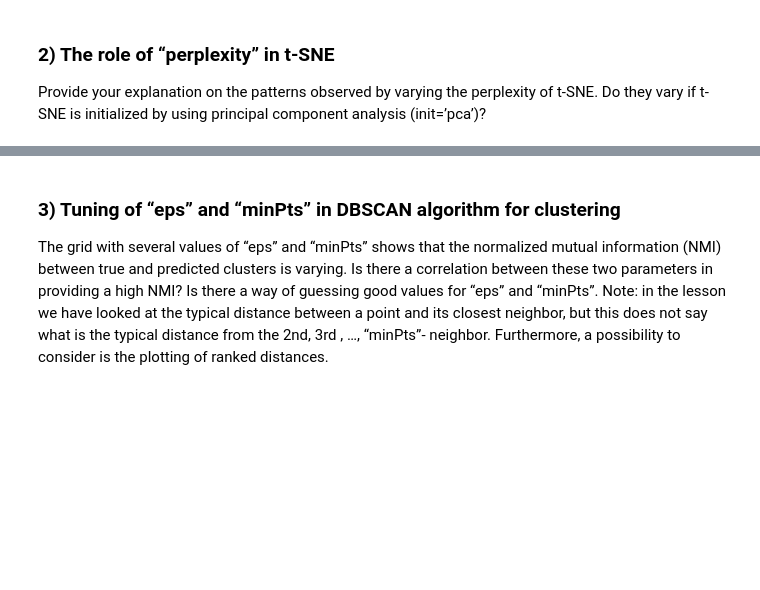
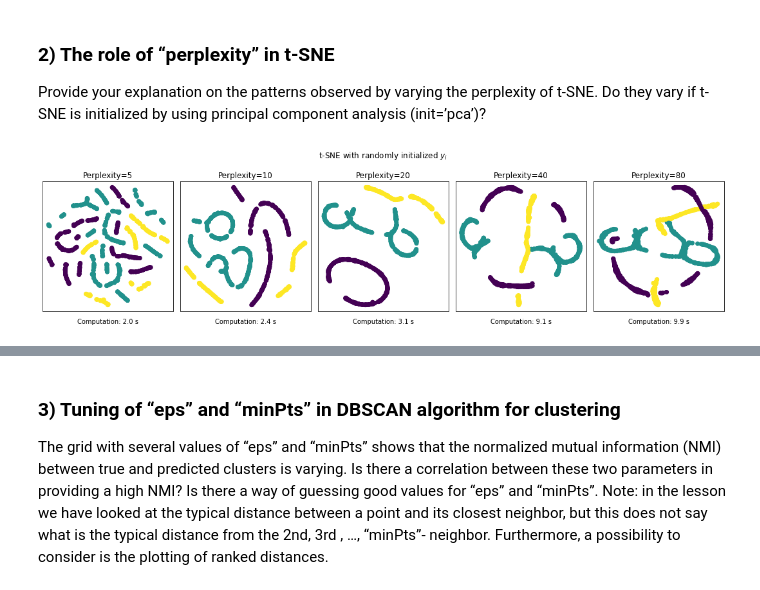
Before and after one commit to emersonvero/LoCP2, a Jupyter notebook: 05_clustering/2219_assignment_05.ipynb, the cells around one changed output, grey strips where cells are left out. Cells and saved outputs as stored; diff of their text form; code cells hidden in the pictures; blank space fills up the shorter version.

```diff
--- a/05_clustering/2219_assignment_05.ipynb
+++ b/05_clustering/2219_assignment_05.ipynb
@@ -79,3 +81,31 @@ Even when augmentating the dataset with 3 additional dimensions composed of gaus
 
 Provide your explanation on the patterns observed by varying the perplexity of t-SNE.
 Do they vary if t-SNE is initialized by using principal component analysis (init=’pca’)?
+# %%
+n_components = 2
+perplexities = [5, 10, 20, 40, 80]
+
+(fig, subplots) = plt.subplots(1,len(perplexities) , figsize=(3*len(perplexities), 4))
+fig.suptitle("t-SNE with randomly initialized $y_i$")
+X_all = [None]
+for i, perplexity in enumerate(perplexities):
+    ax = subplots[i]
+
+    t0 = time()
+    tsne = manifold.TSNE(n_components=n_components, init='random',
+                         random_state=0, perplexity=perplexity)
+    Y = tsne.fit_transform(x)
+    t1 = time()
+    ax.set_title("Perplexity=%d" % perplexity)
+    ax.scatter(Y[:, 0], Y[:, 1], c=y,cmap='viridis')
+    ax.tick_params(left=False,bottom=False)
+    ax.set_xlabel("Computation: {:.2} s".format(t1-t0))
+    ax.xaxis.set_major_formatter(NullFormatter())
+    ax.yaxis.set_major_formatter(NullFormatter())
+    ax.axis('tight')
+    X_all.append(Y)
+
+fig.tight_layout()
+plt.show()
+# %% [output]
+[figure, added]
```
Also changed, not shown: parts of 6 cells of this notebook, 1 other file.
